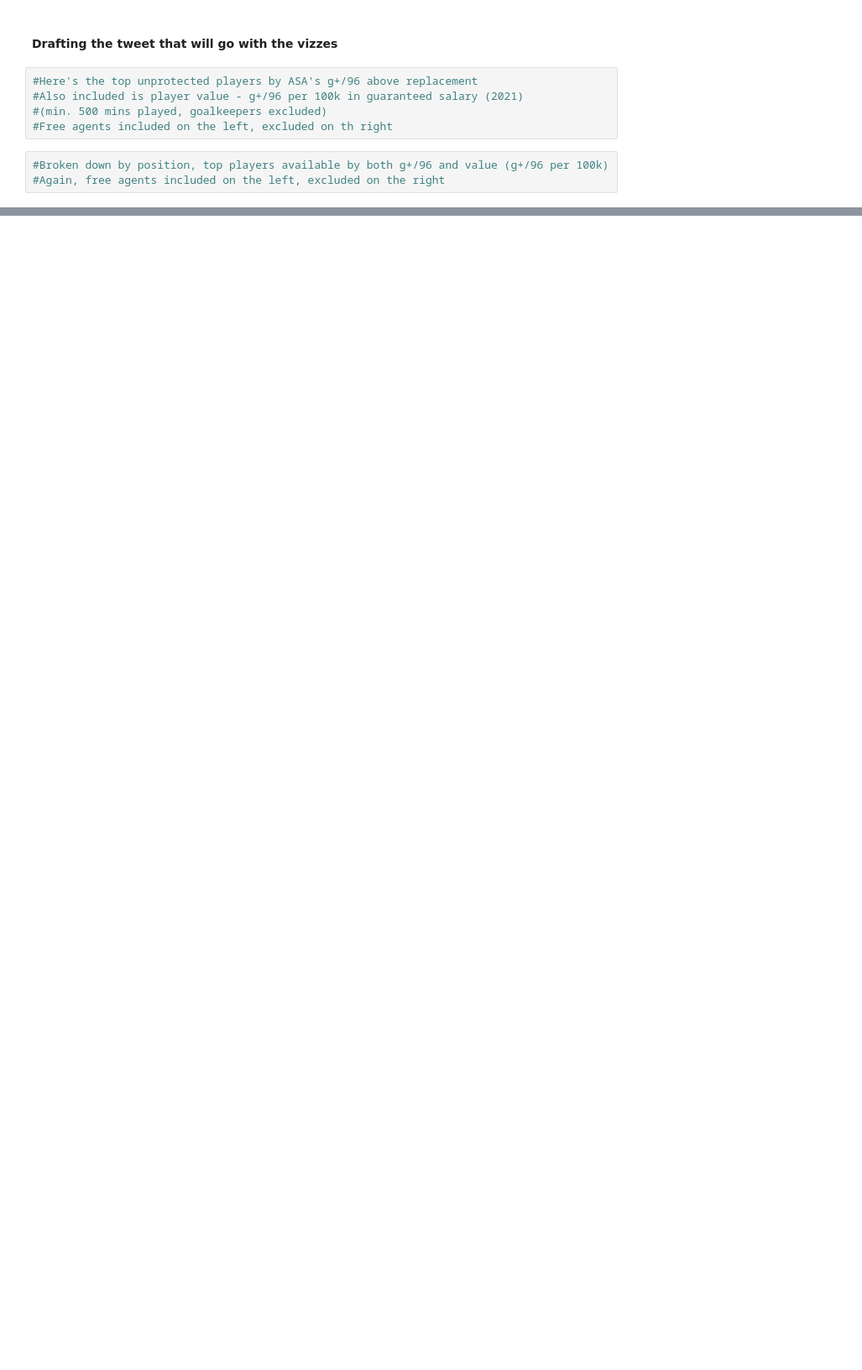
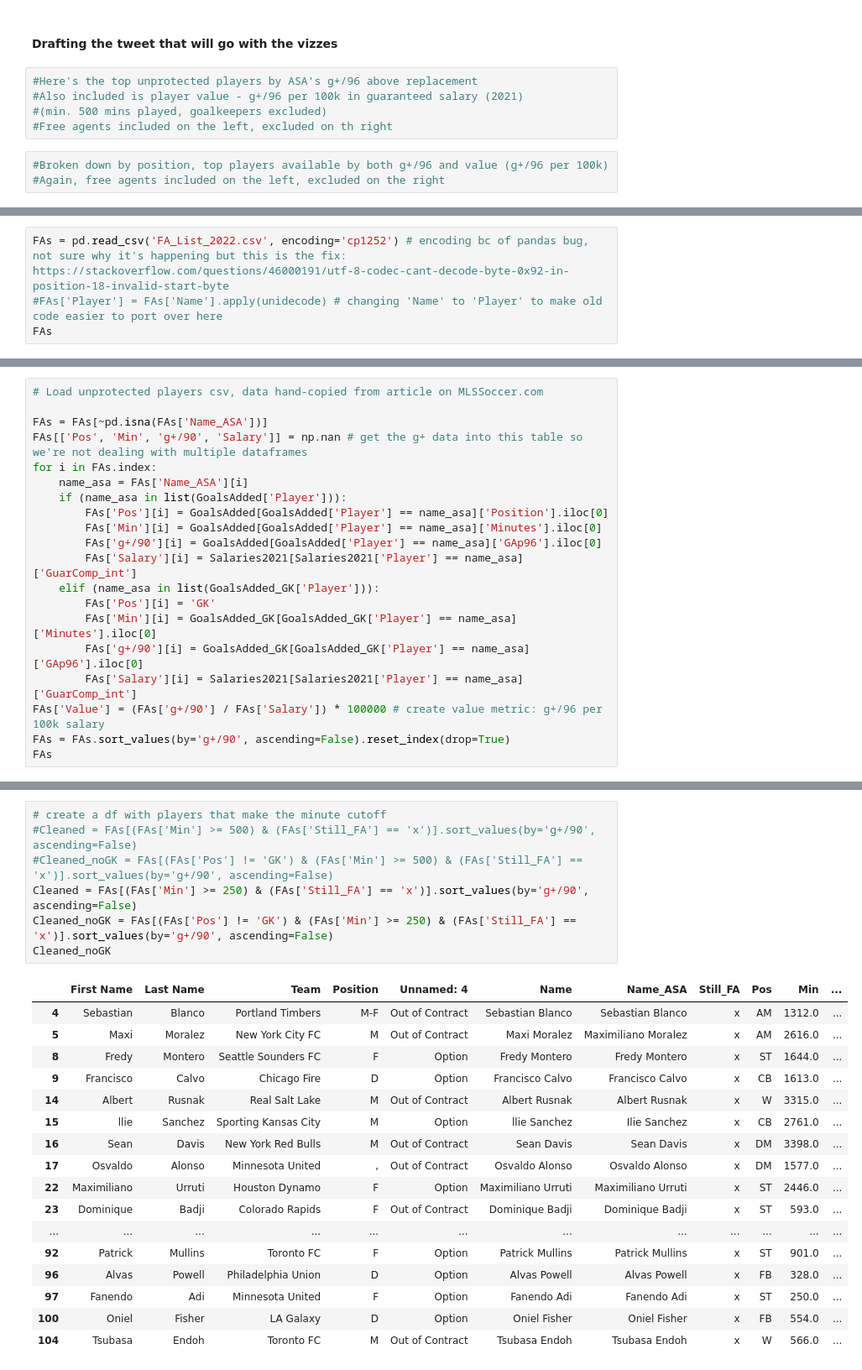
Before and after one commit to AddisonWood/CharlotteExpansionDraft_GoalsAdded, a Jupyter notebook: CharlotteExpansionDraft.ipynb, the cells around one changed output, grey strips where cells are left out. Shown at 84% size. Cells and saved outputs as stored; diff of their text form; blank space fills up the shorter version.

```diff
--- a/CharlotteExpansionDraft.ipynb
+++ b/CharlotteExpansionDraft.ipynb
@@ -795,0 +798,4 @@ plt.savefig('ExpansionDraft2022_byPos_Value.png', dpi=250)
+# %%
+FAs = pd.read_csv('FA_List_2022.csv', encoding='cp1252') # encoding bc of pandas bug, not sure why it's happening but this is the fix: https://stackoverflow.com/questions/46000191/utf-8-codec-cant-decode-byte-0x92-in-position-18-invalid-start-byte
+#FAs['Player'] = FAs['Name'].apply(unidecode) # changing 'Name' to 'Player' to make old code easier to port over here
+FAs
@@ -795,0 +816,20 @@ plt.savefig('ExpansionDraft2022_byPos_Value.png', dpi=250)
+# %%
+# Load unprotected players csv, data hand-copied from article on MLSSoccer.com
+
+FAs = FAs[~pd.isna(FAs['Name_ASA'])]
+FAs[['Pos', 'Min', 'g+/90', 'Salary']] = np.nan # get the g+ data into this table so we're not dealing with multiple dataframes
+for i in FAs.index:
+    name_asa = FAs['Name_ASA'][i]
+    if (name_asa in list(GoalsAdded['Player'])):
+        FAs['Pos'][i] = GoalsAdded[GoalsAdded['Player'] == name_asa]['Position'].iloc[0]
+        FAs['Min'][i] = GoalsAdded[GoalsAdded['Player'] == name_asa]['Minutes'].iloc[0]
+        FAs['g+/90'][i] = GoalsAdded[GoalsAdded['Player'] == name_asa]['GAp96'].iloc[0]
+        FAs['Salary'][i] = Salaries2021[Salaries2021['Player'] == name_asa]['GuarComp_int']
+    elif (name_asa in list(GoalsAdded_GK['Player'])):
+        FAs['Pos'][i] = 'GK'
+        FAs['Min'][i] = GoalsAdded_GK[GoalsAdded_GK['Player'] == name_asa]['Minutes'].iloc[0]
+        FAs['g+/90'][i] = GoalsAdded_GK[GoalsAdded_GK['Player'] == name_asa]['GAp96'].iloc[0]
+        FAs['Salary'][i] = Salaries2021[Salaries2021['Player'] == name_asa]['GuarComp_int']
+FAs['Value'] = (FAs['g+/90'] / FAs['Salary']) * 100000 # create value metric: g+/96 per 100k salary
+FAs = FAs.sort_values(by='g+/90', ascending=False).reset_index(drop=True)
+FAs
@@ -795,0 +874,25 @@ plt.savefig('ExpansionDraft2022_byPos_Value.png', dpi=250)
+# %%
+# create a df with players that make the minute cutoff
+#Cleaned = FAs[(FAs['Min'] >= 500) & (FAs['Still_FA'] == 'x')].sort_values(by='g+/90', ascending=False)
+#Cleaned_noGK = FAs[(FAs['Pos'] != 'GK') & (FAs['Min'] >= 500) & (FAs['Still_FA'] == 'x')].sort_values(by='g+/90', ascending=False)
+Cleaned = FAs[(FAs['Min'] >= 250) & (FAs['Still_FA'] == 'x')].sort_values(by='g+/90', ascending=False)
+Cleaned_noGK = FAs[(FAs['Pos'] != 'GK') & (FAs['Min'] >= 250) & (FAs['Still_FA'] == 'x')].sort_values(by='g+/90', ascending=False)
+Cleaned_noGK
+# %% [output]
+|  | First Name | Last Name | Team | Position | Unnamed: 4 | Name | Name_ASA | Still_FA | Pos | Min | ... |
+| 4 | Sebastian | Blanco | Portland Timbers | M-F | Out of Contract | Sebastian Blanco | Sebastian Blanco | x | AM | 1312.0 | ... |
+| 5 | Maxi | Moralez | New York City FC | M | Out of Contract | Maxi Moralez | Maximiliano Moralez | x | AM | 2616.0 | ... |
+| 8 | Fredy | Montero | Seattle Sounders FC | F | Option | Fredy Montero | Fredy Montero | x | ST | 1644.0 | ... |
+| 9 | Francisco | Calvo | Chicago Fire | D | Option | Francisco Calvo | Francisco Calvo | x | CB | 1613.0 | ... |
+| 14 | Albert | Rusnak | Real Salt Lake | M | Out of Contract | Albert Rusnak | Albert Rusnak | x | W | 3315.0 | ... |
+| 15 | llie | Sanchez | Sporting Kansas City | M | Option | llie Sanchez | Ilie Sanchez | x | CB | 2761.0 | ... |
+| 16 | Sean | Davis | New York Red Bulls | M | Out of Contract | Sean Davis | Sean Davis | x | DM | 3398.0 | ... |
+| 17 | Osvaldo | Alonso | Minnesota United | , | Out of Contract | Osvaldo Alonso | Osvaldo Alonso | x | DM | 1577.0 | ... |
+| 22 | Maximiliano | Urruti | Houston Dynamo | F | Option | Maximiliano Urruti | Maximiliano Urruti | x | ST | 2446.0 | ... |
+| 23 | Dominique | Badji | Colorado Rapids | F | Out of Contract | Dominique Badji | Dominique Badji | x | ST | 593.0 | ... |
+| ... | ... | ... | ... | ... | ... | ... | ... | ... | ... | ... | ... |
+| 92 | Patrick | Mullins | Toronto FC | F | Option | Patrick Mullins | Patrick Mullins | x | ST | 901.0 | ... |
+| 96 | Alvas | Powell | Philadelphia Union | D | Option | Alvas Powell | Alvas Powell | x | FB | 328.0 | ... |
+| 97 | Fanendo | Adi | Minnesota United | F | Option | Fanendo Adi | Fanendo Adi | x | ST | 250.0 | ... |
+| 100 | Oniel | Fisher | LA Galaxy | D | Option | Oniel Fisher | Oniel Fisher | x | FB | 554.0 | ... |
+| 104 | Tsubasa | Endoh | Toronto FC | M | Out of Contract | Tsubasa Endoh | Tsubasa Endoh | x | W | 566.0 | ... |
```
Also changed, not shown: parts of 15 cells of this notebook, 6 other files.
